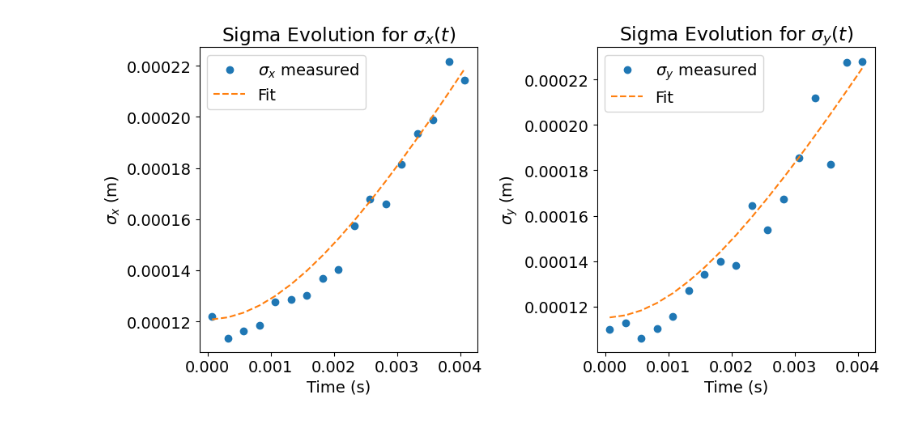
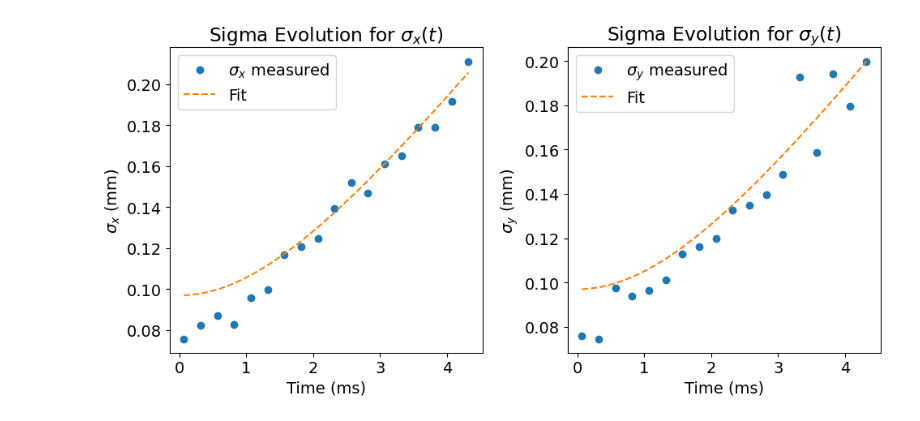
Before and after one commit to TiborCornelli/MOT, a Jupyter notebook: AbsorptionImaging/gauss_fit.ipynb, the cells around one changed output. Saved outputs shown, nothing was run; the diff lists cells and outputs as text; code cells hidden in the pictures.

```diff
--- a/AbsorptionImaging/gauss_fit.ipynb
+++ b/AbsorptionImaging/gauss_fit.ipynb
@@ -159,42 +190,45 @@ Estimated pixel size: 4.660608 µm
 # %%
 pixel_size = 3.45 * 1e-6  # actual pixel size in meters
-#pixel_size = pixel_size_est * 1e-6  # convert µm to meters
+pixel_size = pixel_size_est * 1e-6  # convert µm to meters
 
-sigma_x_values_meters = np.array(sigma_x_values[start:]) * pixel_size
-sigma_y_values_meters = np.array(sigma_y_values[start:]) * pixel_size
+sigma_x_values_meters = np.array(sigma_x_values[start:end]) * pixel_size
+sigma_y_values_meters = np.array(sigma_y_values[start:end]) * pixel_size
+
+sigma_x_values_mmeters = sigma_x_values_meters * 1e3
+sigma_y_values_mmeters = sigma_y_values_meters * 1e3
 
 u = 1.66053906660e-27  # kg
 m_85rb = 84.91178974 * u  # kg
 k_B = 1.380649e-23  # J/K
 
 def sigma_evolution(t, sigma_0, T):
     return np.sqrt(sigma_0**2 + (k_B * T / m_85rb) * t ** 2)
 
 
 # Fit the sigma evolution
 popt_sigma_x, cov_sigma_x = curve_fit(sigma_evolution, t, sigma_x_values_meters, p0=[0.1, 0], bounds=(0, [np.inf, np.inf]))
 popt_sigma_y, cov_sigma_y = curve_fit(sigma_evolution, t, sigma_y_values_meters, p0=[0.1, 0], bounds=(0, [np.inf, np.inf]))
 
 # Plotting the sigma evolution
 plt.figure(figsize=(10, 5))
 plt.subplot(1, 2, 1)
-plt.plot(t, sigma_x_values_meters, 'o', label=r'$\sigma_x$ measured')
-plt.plot(t, sigma_evolution(t, *popt_sigma_x), label='Fit', linestyle='--')
-plt.xlabel('Time (s)')
-plt.ylabel(r'$\sigma_x$ (m)')
+plt.plot(t_ms, sigma_x_values_mmeters, 'o', label=r'$\sigma_x$ measured')
+plt.plot(t_ms, 1e3 * sigma_evolution(t, *popt_sigma_x), label='Fit', linestyle='--')
+plt.xlabel('Time (ms)')
+plt.ylabel(r'$\sigma_x$ (mm)')
 plt.title(r'Sigma Evolution for $\sigma_x(t)$')
 plt.legend()
 plt.subplot(1, 2, 2)
-plt.plot(t, sigma_y_values_meters, 'o', label=r'$\sigma_y$ measured')
-plt.plot(t, sigma_evolution(t, *popt_sigma_y), label='Fit', linestyle='--')
-plt.xlabel('Time (s)')
-plt.ylabel(r'$\sigma_y$ (m)')
+plt.plot(t_ms, sigma_y_values_mmeters, 'o', label=r'$\sigma_y$ measured')
+plt.plot(t_ms, 1e3 * sigma_evolution(t, *popt_sigma_y), label='Fit', linestyle='--')
+plt.xlabel('Time (ms)')
+plt.ylabel(r'$\sigma_y$ (mm)')
 plt.title(r'Sigma Evolution for $\sigma_y(t)$')
 plt.legend()
 plt.tight_layout()
-# plt.savefig("sigma_evolution.png", dpi=600)
+#plt.savefig("sigma_evolution.png", dpi=600)
 # %% [output]
-[figure, old version]
+[figure, new version]
 # %%
 T_opt = popt_sigma_x[1]
 T_err = np.sqrt(cov_sigma_x[1][1])
```
Also changed, not shown: parts of 7 cells of this notebook, 3 other files.
